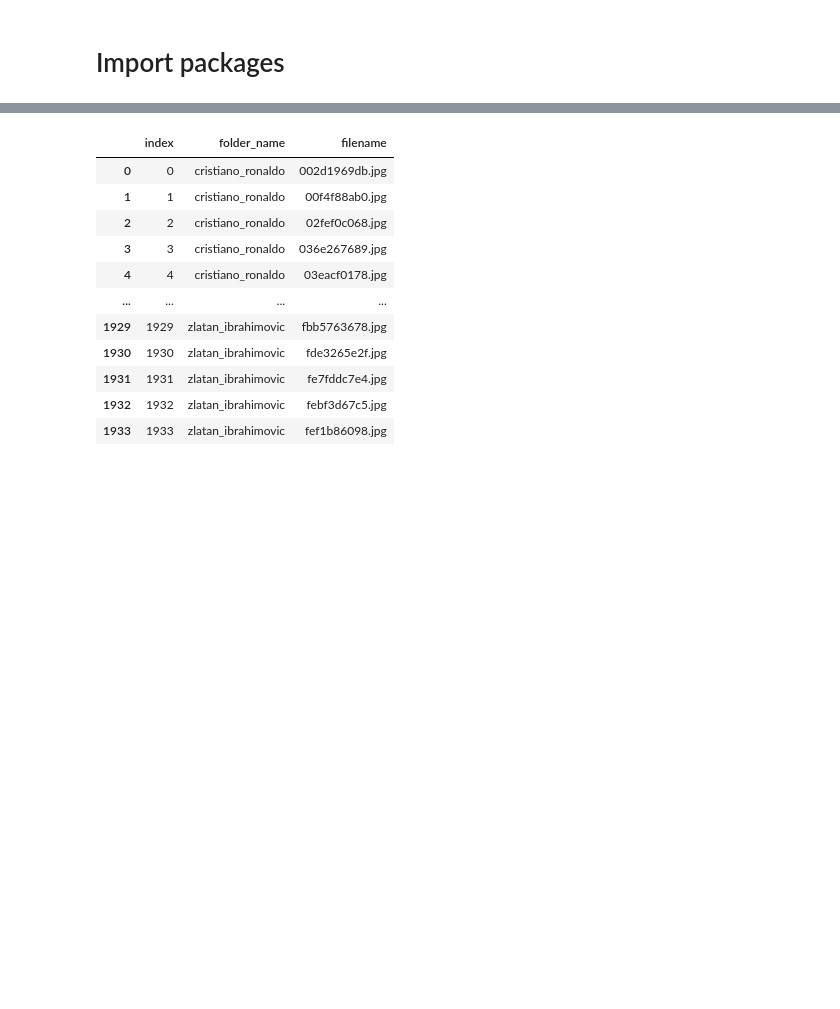
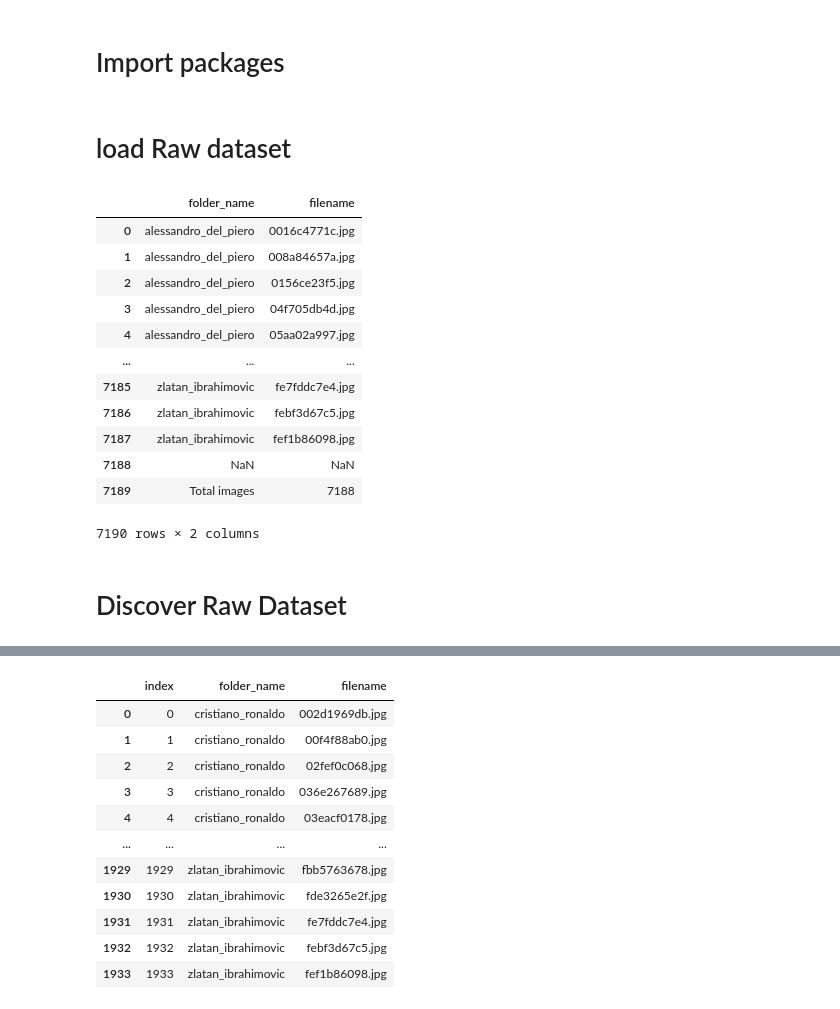
Before and after one commit to raheemahmedd/Football_legends_image_classification, a Jupyter notebook: Football_legends_image_classification.ipynb, the cells around one changed output, grey strips where cells are left out. Saved outputs shown, nothing was run; the diff lists cells and outputs as text; code cells hidden in the pictures; blank space fills up the shorter version.

```diff
--- a/Football_legends_image_classification.ipynb
+++ b/Football_legends_image_classification.ipynb
@@ -25,3 +25,26 @@ import cv2
 import csv
 from numpy import random
 from PIL import  Image
+# %% [markdown]
+# load Raw dataset
+# %%
+data=open('C:\\Users\\RAHEEM\Desktop\\dataset\\football_golden_foot.csv')
+data=pd.read_csv(data)
+# %%
+data
+# %% [output]
+|  | folder_name | filename |
+| 0 | alessandro_del_piero | 0016c4771c.jpg |
+| 1 | alessandro_del_piero | 008a84657a.jpg |
+| 2 | alessandro_del_piero | 0156ce23f5.jpg |
+| 3 | alessandro_del_piero | 04f705db4d.jpg |
+| 4 | alessandro_del_piero | 05aa02a997.jpg |
+| ... | ... | ... |
+| 7185 | zlatan_ibrahimovic | fe7fddc7e4.jpg |
+| 7186 | zlatan_ibrahimovic | febf3d67c5.jpg |
+| 7187 | zlatan_ibrahimovic | fef1b86098.jpg |
+| 7188 | NaN | NaN |
+| 7189 | Total images | 7188 |
+7190 rows × 2 columns
+# %% [markdown]
+# Discover Raw Dataset
```
Also changed, not shown: parts of 19 cells of this notebook.
